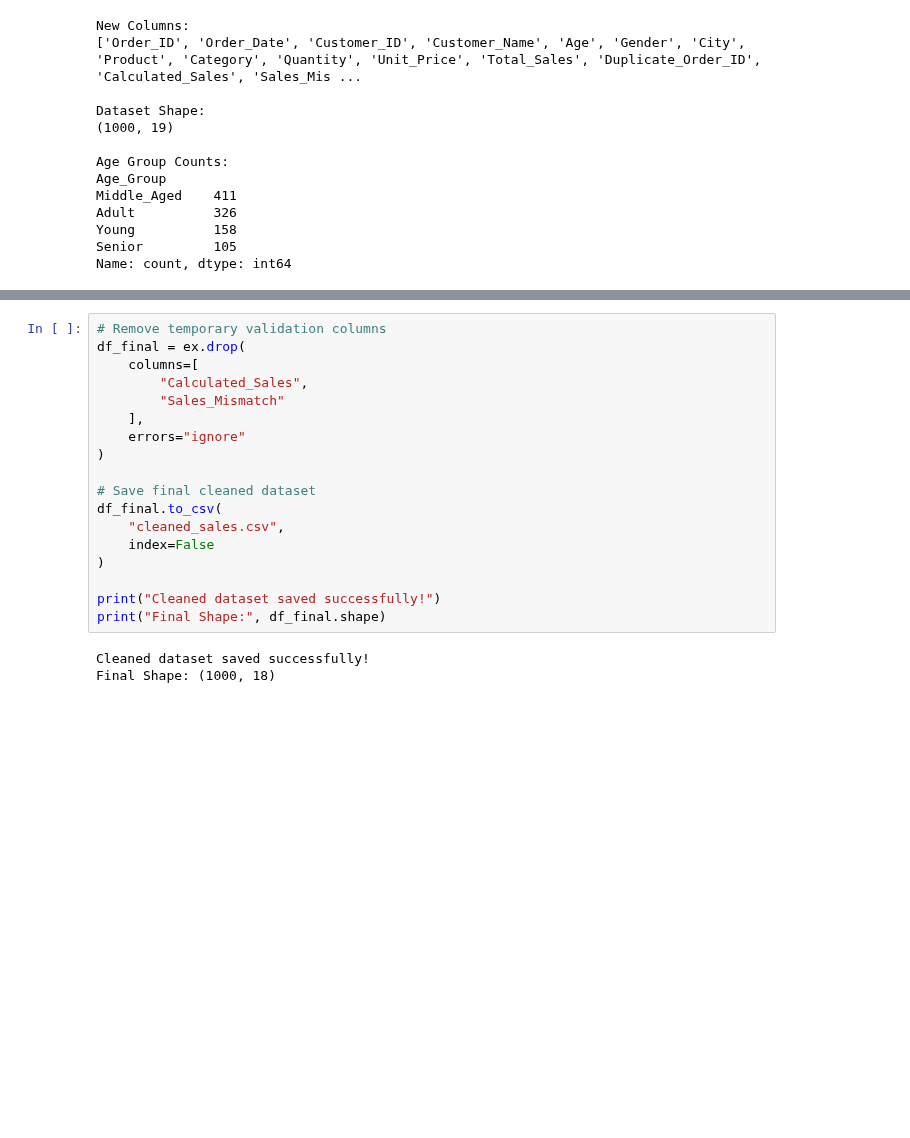
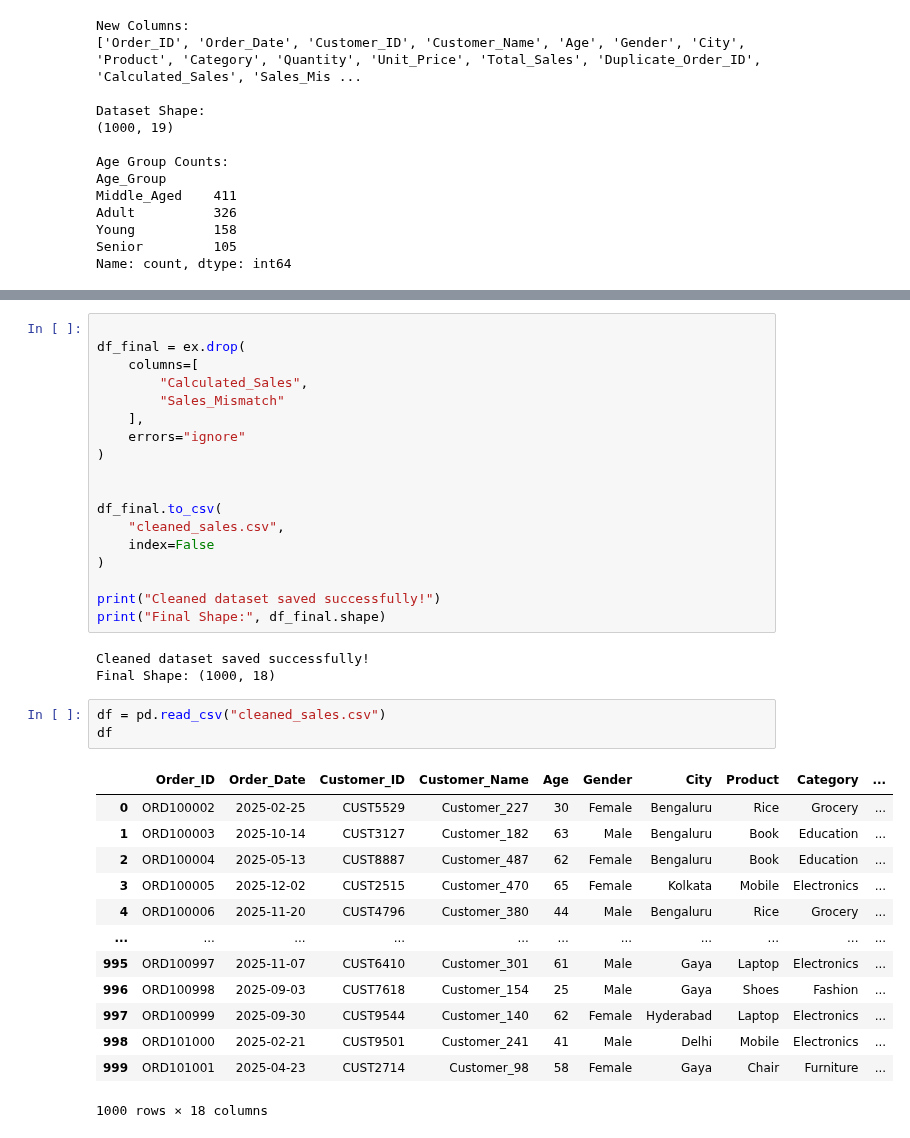
Before and after one commit to rohitsinghsomvanshi/AICTE, a Jupyter notebook: Apex/Data Immersion & Wranglin.ipynb, the cells around one changed output, grey strips where cells are left out. Saved outputs shown, nothing was run; the diff lists cells and outputs as text; blank space fills up the shorter version.

```diff
--- a/Apex/Data Immersion & Wranglin.ipynb
+++ b/Apex/Data Immersion & Wranglin.ipynb
@@ -774,7 +774,7 @@ Sales Outliers:
 Duplicate Order ID Rows:
 9
 # %%
-# Remove temporary validation columns
+
 df_final = ex.drop(
     columns=[
         "Calculated_Sales",
@@ -783,7 +783,7 @@ df_final = ex.drop(
     errors="ignore"
 )
 
-# Save final cleaned dataset
+
 df_final.to_csv(
     "cleaned_sales.csv",
     index=False
@@ -794,3 +794,20 @@ print("Final Shape:", df_final.shape)
 # %% [output]
 Cleaned dataset saved successfully!
 Final Shape: (1000, 18)
+# %%
+df = pd.read_csv("cleaned_sales.csv")
+df
+# %% [output]
+|  | Order_ID | Order_Date | Customer_ID | Customer_Name | Age | Gender | City | Product | Category | ... |
+| 0 | ORD100002 | 2025-02-25 | CUST5529 | Customer_227 | 30 | Female | Bengaluru | Rice | Grocery | ... |
+| 1 | ORD100003 | 2025-10-14 | CUST3127 | Customer_182 | 63 | Male | Bengaluru | Book | Education | ... |
+| 2 | ORD100004 | 2025-05-13 | CUST8887 | Customer_487 | 62 | Female | Bengaluru | Book | Education | ... |
+| 3 | ORD100005 | 2025-12-02 | CUST2515 | Customer_470 | 65 | Female | Kolkata | Mobile | Electronics | ... |
+| 4 | ORD100006 | 2025-11-20 | CUST4796 | Customer_380 | 44 | Male | Bengaluru | Rice | Grocery | ... |
+| ... | ... | ... | ... | ... | ... | ... | ... | ... | ... | ... |
+| 995 | ORD100997 | 2025-11-07 | CUST6410 | Customer_301 | 61 | Male | Gaya | Laptop | Electronics | ... |
+| 996 | ORD100998 | 2025-09-03 | CUST7618 | Customer_154 | 25 | Male | Gaya | Shoes | Fashion | ... |
+| 997 | ORD100999 | 2025-09-30 | CUST9544 | Customer_140 | 62 | Female | Hyderabad | Laptop | Electronics | ... |
+| 998 | ORD101000 | 2025-02-21 | CUST9501 | Customer_241 | 41 | Male | Delhi | Mobile | Electronics | ... |
+| 999 | ORD101001 | 2025-04-23 | CUST2714 | Customer_98 | 58 | Female | Gaya | Chair | Furniture | ... |
+1000 rows × 18 columns
```
Also changed, not shown: parts of 24 cells of this notebook, 6 other files.
